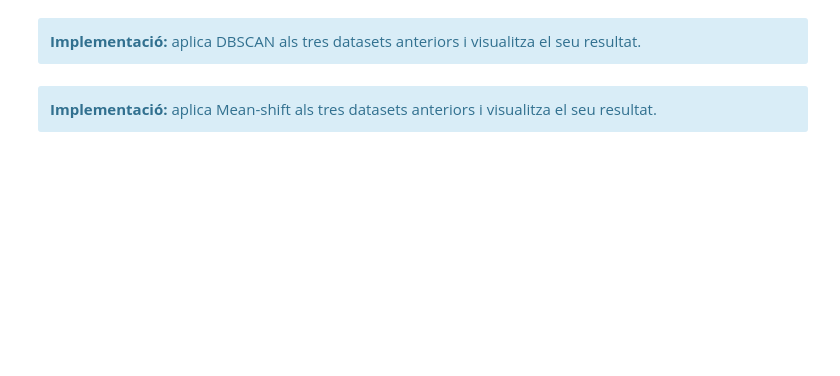
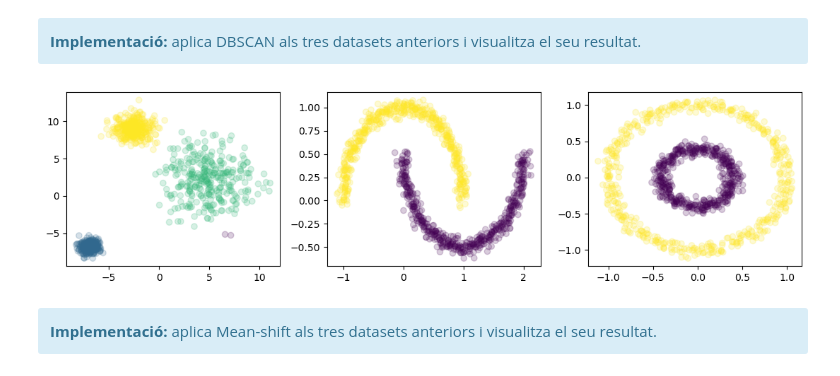
Before and after one commit to alvimn/UOC-treballs, a Jupyter notebook: Aprenentatge automatic/PAC2/M2.991_20241_PAC2-Enunciat.ipynb, the cells around one changed output. Cells and saved outputs as stored; diff of their text form; code cells hidden in the pictures; blank space fills up the shorter version.

```diff
--- a/Aprenentatge automatic/PAC2/M2.991_20241_PAC2-Enunciat.ipynb
+++ b/Aprenentatge automatic/PAC2/M2.991_20241_PAC2-Enunciat.ipynb
@@ -455,6 +485,17 @@ plt.tight_layout()
 <div class="alert alert-block alert-info">
 <strong>Implementació:</strong> aplica DBSCAN als tres datasets anteriors i visualitza el seu resultat.
 </div>
+# %%
+clusteringblb = DBSCAN(eps=1.5, min_samples=3).fit(blobs_data)
+clusteringmoons = DBSCAN(eps=0.2, min_samples=3).fit(moons_data)
+clusteringcircle = DBSCAN(eps=0.2, min_samples=3).fit(circles_data)
+fig, ax = plt.subplots(1, 3, figsize=(11, 3))
+ax[0].scatter(blobs_data[:,0], blobs_data[:,1], c=clusteringblb.labels_, alpha=.2)
+ax[1].scatter(moons_data[:,0], moons_data[:,1], c=clusteringmoons.labels_, alpha=.2)
+ax[2].scatter(circles_data[:,0], circles_data[:,1], c=clusteringcircle.labels_, alpha=.2)
+plt.tight_layout()
+# %% [output]
+[figure, added]
 # %% [markdown]
 <div class="alert alert-block alert-info">
 <strong>Implementació:</strong> aplica Mean-shift als tres datasets anteriors i visualitza el seu resultat.
```
Also changed, not shown: parts of 29 cells of this notebook, 2 other files.
